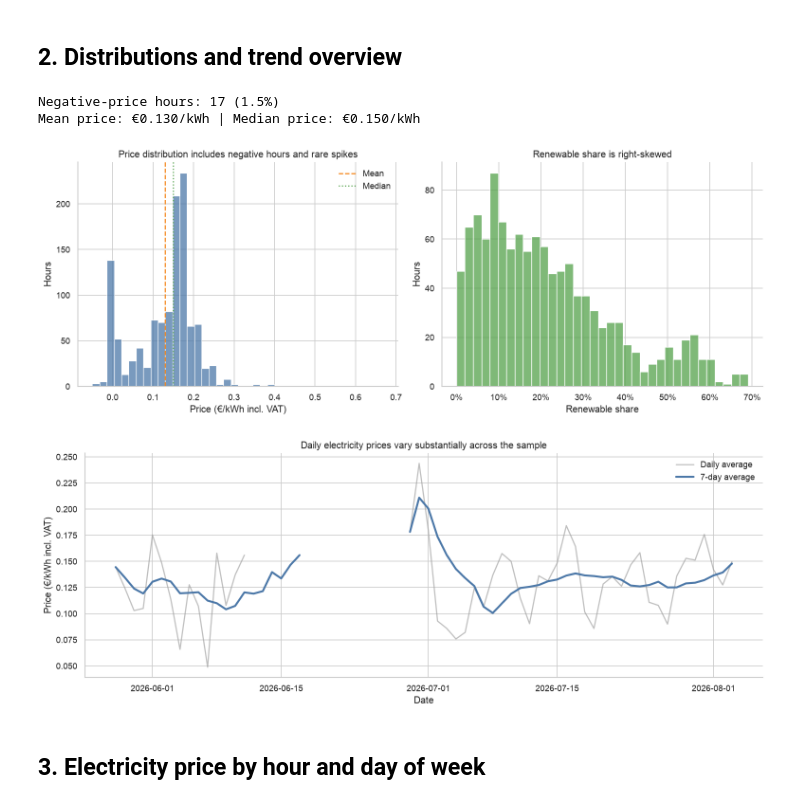
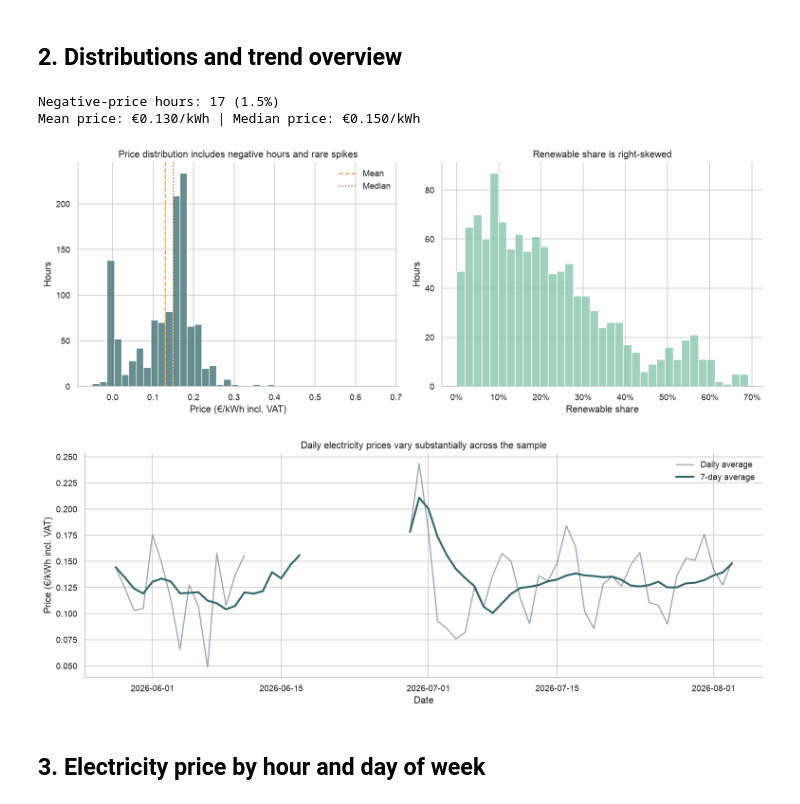
Before and after one commit to vildanpir/smart-power-project, a Jupyter notebook: notebooks/smart-power-eda.ipynb, the cells around one changed output. Drawn from its saved outputs; the diff is of its cells as text; code cells hidden in the pictures.

```diff
--- a/notebooks/smart-power-eda.ipynb
+++ b/notebooks/smart-power-eda.ipynb
@@ -20,7 +20,8 @@ import seaborn as sns
 
 sns.set_theme(style="whitegrid", context="notebook")
 plt.rcParams.update({"figure.figsize": (11, 6), "figure.dpi": 120})
-BLUE, ORANGE, GREEN, GREY = "#4C78A8", "#F58518", "#54A24B", "#9D9D9D"
+PETROL, DARK_GREEN, MINT, ORANGE, BURNT_ORANGE, GREY = "#36676B", "#215138", "#81C2A8", "#F09D46", "#AF5622", "#6B7280"
+PRICE_CMAP = sns.color_palette(["#F4F8F6", ORANGE, BURNT_ORANGE], as_cmap=True)
 
 PROJECT_ROOT = Path.cwd().parent if Path.cwd().name == "notebooks" else Path.cwd()
 sys.path.insert(0, str(PROJECT_ROOT / "src"))
@@ -96,38 +97,38 @@ assert df["carbon_intensity_gco2_kwh"].ge(0).all()
 # %%
 negative_price_hours = int((df["electricity_price"] < 0).sum())
 print(f"Negative-price hours: {negative_price_hours:,} ({negative_price_hours / len(df):.1%})")
 print(f"Mean price: €{df['electricity_price'].mean():.3f}/kWh | Median price: €{df['electricity_price'].median():.3f}/kWh")
 
 fig, axes = plt.subplots(1, 2, figsize=(13, 5))
-sns.histplot(df["electricity_price"], bins=40, color=BLUE, ax=axes[0])
+sns.histplot(df["electricity_price"], bins=40, color=PETROL, ax=axes[0])
 axes[0].axvline(df["electricity_price"].mean(), color=ORANGE, linestyle="--", label="Mean")
-axes[0].axvline(df["electricity_price"].median(), color=GREEN, linestyle=":", label="Median")
+axes[0].axvline(df["electricity_price"].median(), color=BURNT_ORANGE, linestyle=":", label="Median")
 axes[0].set(title="Price distribution includes negative hours and rare spikes", xlabel="Price (€/kWh incl. VAT)", ylabel="Hours")
 axes[0].legend(frameon=False)
-sns.histplot(df["renewable_share"], bins=35, color=GREEN, ax=axes[1])
+sns.histplot(df["renewable_share"], bins=35, color=MINT, ax=axes[1])
 axes[1].set(title="Renewable share is right-skewed", xlabel="Renewable share", ylabel="Hours")
 axes[1].xaxis.set_major_formatter(lambda x, pos: f"{x:.0%}")
 sns.despine()
 plt.tight_layout()
 plt.show()
 # %% [output]
 Negative-price hours: 17 (1.5%)
 Mean price: €0.130/kWh | Median price: €0.150/kWh
-[figure, old version]
+[figure, new version]
 # %%
 daily_trend = (df.set_index("timestamp_local")["electricity_price"]
                  .resample("D").mean().to_frame("daily_avg_price"))
 daily_trend["seven_day_avg"] = daily_trend["daily_avg_price"].rolling(7, min_periods=1).mean()
 fig, ax = plt.subplots(figsize=(13, 5))
 ax.plot(daily_trend.index, daily_trend["daily_avg_price"], color=GREY, alpha=0.65, label="Daily average")
-ax.plot(daily_trend.index, daily_trend["seven_day_avg"], color=BLUE, linewidth=2.5, label="7-day average")
+ax.plot(daily_trend.index, daily_trend["seven_day_avg"], color=PETROL, linewidth=2.5, label="7-day average")
 ax.set(title="Daily electricity prices vary substantially across the sample", xlabel="Date", ylabel="Price (€/kWh incl. VAT)")
 ax.legend(frameon=False)
 sns.despine()
 plt.tight_layout()
 plt.show()
 # %% [output]
-[figure, old version]
+[figure, new version]
 # %% [markdown]
 ## 3. Electricity price by hour and day of week
 # %%
```
Also changed, not shown: parts of 5 cells of this notebook, 6 other files.
